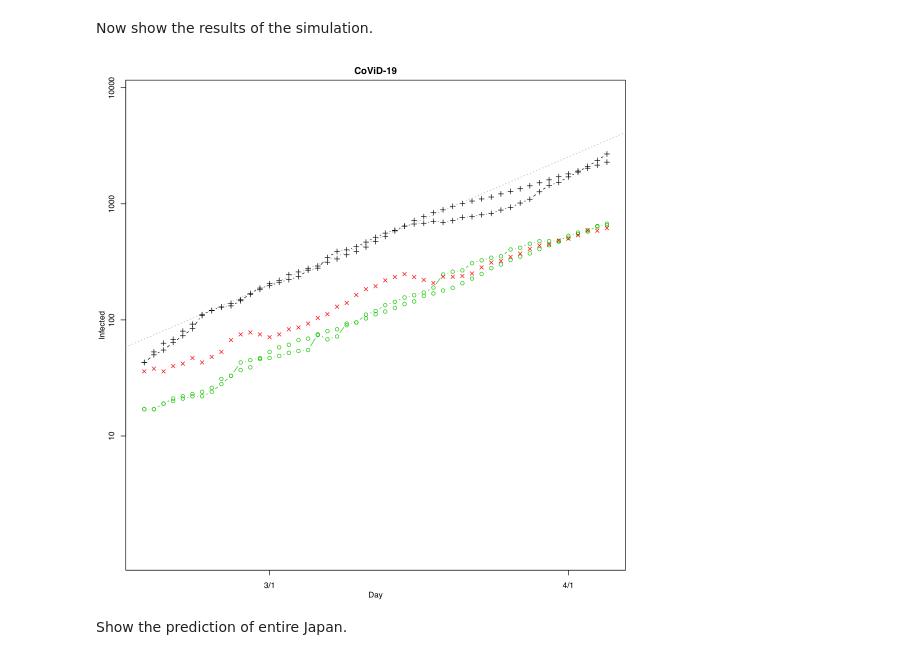
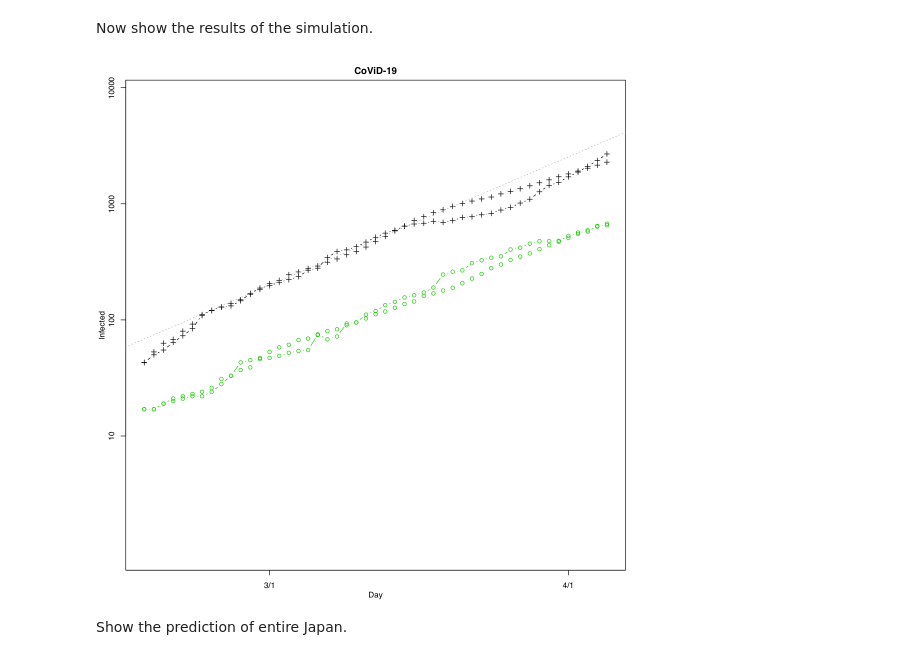
Before and after one commit to naono-git/covid19, a Jupyter notebook: covid19.SEIR.ipynb, the cells around one changed output. Saved outputs shown, nothing was run; the diff lists cells and outputs as text; code cells hidden in the pictures.

```diff
--- a/covid19.SEIR.ipynb
+++ b/covid19.SEIR.ipynb
@@ -241,7 +241,11 @@ simSEIR <- function(nd, par){
     iit <- numeric(nd)
     ret <- numeric(nd)
     rit <- numeric(nd)
+    dst <- numeric(nd)
+    det <- numeric(nd)
     dit <- numeric(nd)
+    dret <- numeric(nd)
+    drit <- numeric(nd)
 
     alpha <- par[["alpha"]]
     beta  <- par[["beta"]]
@@ -276,12 +280,16 @@ simSEIR <- function(nd, par){
         ri <- ri + t4
         sst[dd] <- ss
         eet[dd] <- ee
-        dit[dd] <- t2-t4
         iit[dd] <- ii
         ret[dd] <- re
         rit[dd] <- ri
+        dst[dd] <- -t1
+        det[dd] <- +t1-t2-t3
+        dit[dd] <-    +t2   -t4
+        dret[dd] <-      +t3
+        drit[dd] <-         +t4
     }
-    return(cbind(sst=sst,eet=eet,iit=iit,ret=ret,rit=rit,dit=dit))
+    return(cbind(sst=sst,eet=eet,iit=iit,ret=ret,rit=rit,dst=dst,det=det,dit=dit,dret=dret,drit=drit))
 }
 # %%
 sim_tmp <- simSEIR(365, par=par_tmp)
@@ -356,22 +399,22 @@ sim_total <- simSEIR(365, par=par_total)
 # %%
 options(repr.plot.width=9, repr.plot.height=9)
 
 plotFigure(function(){
     plot(dd1, log(covid$i-covid$re), axes=FALSE, frame=TRUE, type="b", lty=2, pch=3,
          xlim=c(dd1[17],dd1[nd]),ylim=c(0,9), xlab="Day", ylab="Infected", main="CoViD-19")
     points(dd1, log(covid$re+covid$d), type="b", pch=1, col=3)
 
     points(dd1[17]:dd1[nd], log(sim_total[1:(dd1[nd]-dd1[17]+1),"iit"]), pch=3, col=1)
     points(dd1[17]:dd1[nd], log(sim_total[1:(dd1[nd]-dd1[17]+1),"rit"]), pch=1, col=3)
 
-    points(dd1[17]:dd1[nd], log(sim_total[1:(dd1[nd]-dd1[17]+1),"eet"]), pch=4, col=2)
+#    points(dd1[17]:dd1[nd], log(sim_total[1:(dd1[nd]-dd1[17]+1),"eet"]), pch=4, col=2)
 
     axis(1,at=ddlabel-d0,labels=ticklabel)
     axis(2,at=log(c(10^(1:5))),labels=c(10^(1:5)))
     abline(model_exp_2, lty=3, col=8)
 },rr=1.5,dir="fig",file=file_plot1,dev=c("x11"))
 # %% [output]
-[figure, old version]
+[figure, new version]
 # %% [markdown]
 Show the prediction of entire Japan.
 # %%
```
Also changed, not shown: parts of 3 cells of this notebook, 3 other files.
